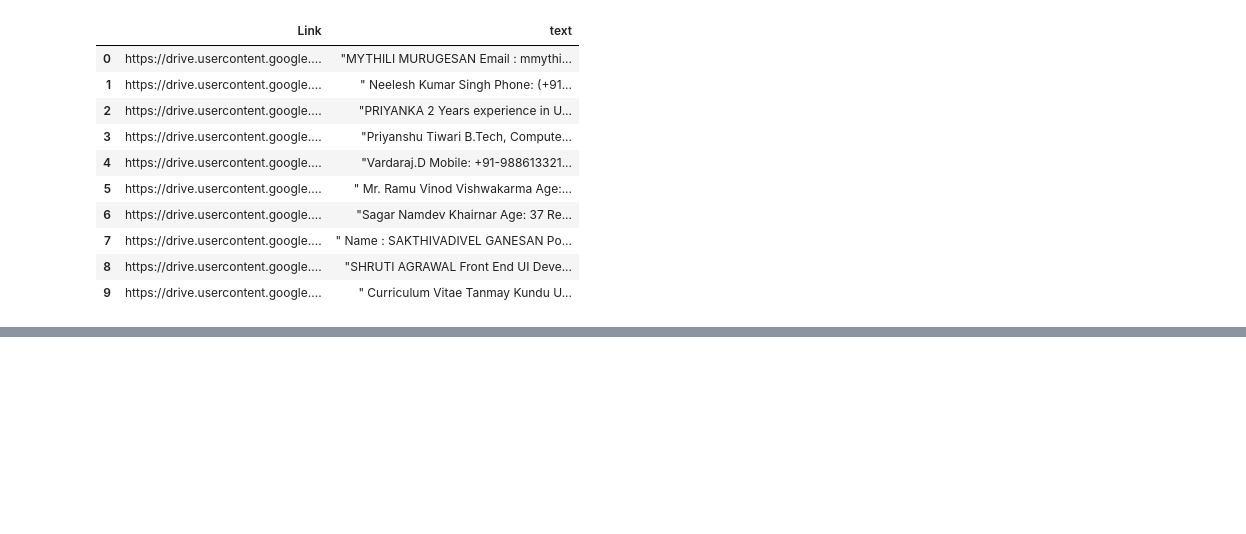
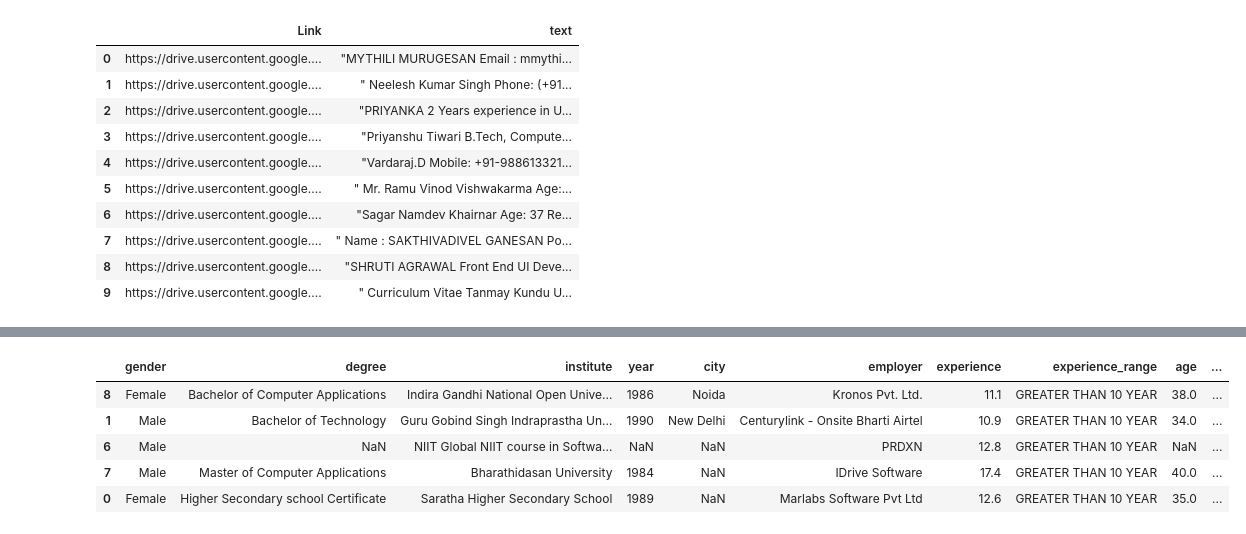
Before and after one commit to Ajay-TR/tr-bias-governance, a Jupyter notebook: ai360.ipynb, the cells around one changed output, grey strips where cells are left out. Cells and saved outputs as stored; diff of their text form; code cells hidden in the pictures; blank space fills up the shorter version.

```diff
--- a/ai360.ipynb
+++ b/ai360.ipynb
@@ -179,0 +254,16 @@ df.head()
+# %%
+from datetime import date
+todays_date = date.today()
+current_year = todays_date.year
+
+for index, row in df.iterrows():
+    born = df.at[index, 'year']
+    years = df.at[index, 'experience']
+    try:
+        df.at[index, 'age'] = current_year - int(born)
+    except (ValueError, TypeError):
+        df.at[index, 'age'] = born
+    try:
+        df.at[index, 'experience'] = float(years)
+    except (ValueError, TypeError):
+        df.at[index, 'age'] = years
@@ -180,3 +279,15 @@ df.head()
+# %%
+df = pd.concat([df, resumes['score']], axis=1)
+# %%
+df = df.sort_values(by="score", ascending=False)
+df.head()
+# %% [output]
+|  | gender | degree | institute | year | city | employer | experience | experience_range | age | ... |
+| 8 | Female | Bachelor of Computer Applications | Indira Gandhi National Open Unive... | 1986 | Noida | Kronos Pvt. Ltd. | 11.1 | GREATER THAN 10 YEAR | 38.0 | ... |
+| 1 | Male | Bachelor of Technology | Guru Gobind Singh Indraprastha Un... | 1990 | New Delhi | Centurylink - Onsite Bharti Airtel | 10.9 | GREATER THAN 10 YEAR | 34.0 | ... |
+| 6 | Male | NaN | NIIT Global NIIT course in Softwa... | NaN | NaN | PRDXN | 12.8 | GREATER THAN 10 YEAR | NaN | ... |
+| 7 | Male | Master of Computer Applications | Bharathidasan University | 1984 | NaN | IDrive Software | 17.4 | GREATER THAN 10 YEAR | 40.0 | ... |
+| 0 | Female | Higher Secondary school Certificate | Saratha Higher Secondary School | 1989 | NaN | Marlabs Software Pvt Ltd | 12.6 | GREATER THAN 10 YEAR | 35.0 | ... |
 # %%
 df.isna().sum()
 # %% [output]
```
Also changed, not shown: parts of 35 cells of this notebook, 40 other files.
